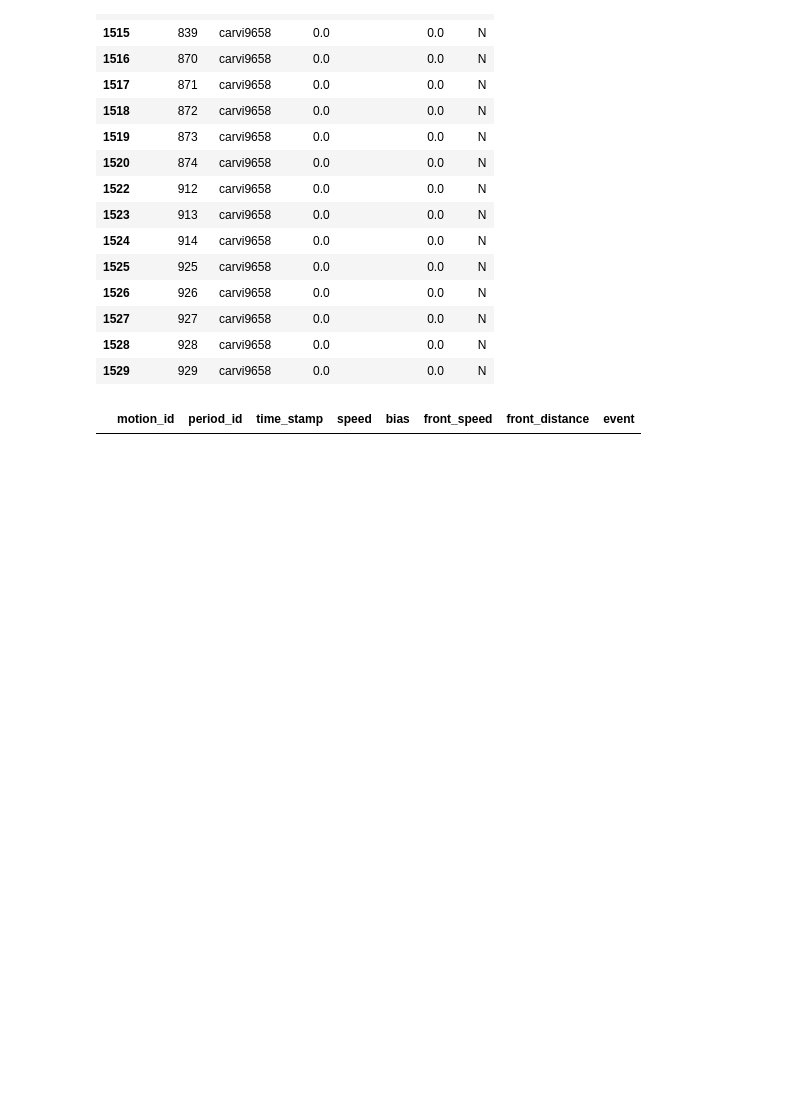
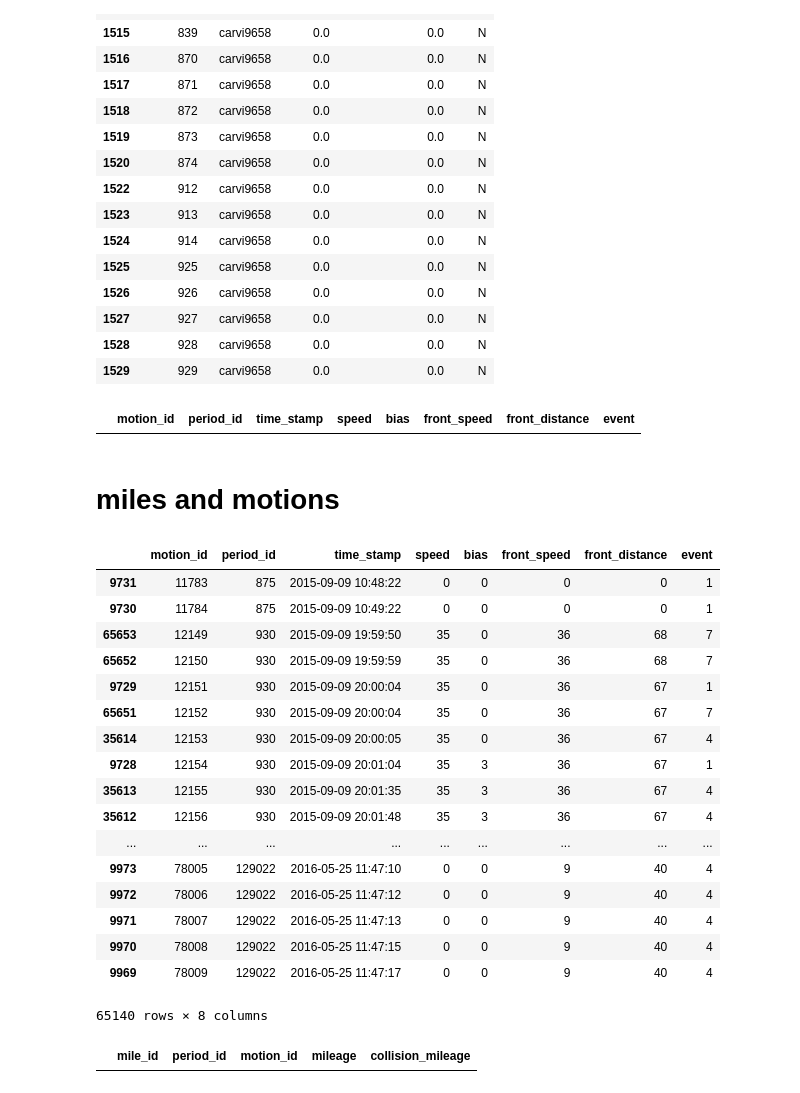
Before and after one commit to aching87/CarVi, a Jupyter notebook: Data_Integrity_Check.ipynb, the cells around one changed output. Drawn from its saved outputs; the diff is of its cells as text; code cells hidden in the pictures; blank space fills up the shorter version.

Commit message:
basic_checks_all_tables

```diff
--- a/Data_Integrity_Check.ipynb
+++ b/Data_Integrity_Check.ipynb
@@ -79,0 +53,2 @@ len(miles[miles['collision_mileage']==0])
+# %%
+miles= pd.read_csv('miles.csv').sort_values(['period_id','mile_id'])
@@ -80,5 +116,4 @@ len(miles[miles['collision_mileage']==0])
 # %% [markdown]
 # motions
 # %%
-motions=pd.read_csv("motions.csv")
-motions=motions.sort_values('motion_id')
+motions=pd.read_csv("motions.csv").sort_values('motion_id')
@@ -139,3 +173,30 @@ periods[~periods['period_id'].isin(motions['period_id'])]#check if all periods.p
 motions[~motions['period_id'].isin(periods['period_id'])]#check if all motions.period_id is in periods.period_id
 # %% [output]
 |  | motion_id | period_id | time_stamp | speed | bias | front_speed | front_distance | event |
+# %% [markdown]
+# miles and motions
+# %%
+motions[~motions['period_id'].isin(miles['period_id'])]#check if all motions.period_id is in miles.period_id
+# %% [output]
+|  | motion_id | period_id | time_stamp | speed | bias | front_speed | front_distance | event |
+| 9731 | 11783 | 875 | 2015-09-09 10:48:22 | 0 | 0 | 0 | 0 | 1 |
+| 9730 | 11784 | 875 | 2015-09-09 10:49:22 | 0 | 0 | 0 | 0 | 1 |
+| 65653 | 12149 | 930 | 2015-09-09 19:59:50 | 35 | 0 | 36 | 68 | 7 |
+| 65652 | 12150 | 930 | 2015-09-09 19:59:59 | 35 | 0 | 36 | 68 | 7 |
+| 9729 | 12151 | 930 | 2015-09-09 20:00:04 | 35 | 0 | 36 | 67 | 1 |
+| 65651 | 12152 | 930 | 2015-09-09 20:00:04 | 35 | 0 | 36 | 67 | 7 |
+| 35614 | 12153 | 930 | 2015-09-09 20:00:05 | 35 | 0 | 36 | 67 | 4 |
+| 9728 | 12154 | 930 | 2015-09-09 20:01:04 | 35 | 3 | 36 | 67 | 1 |
+| 35613 | 12155 | 930 | 2015-09-09 20:01:35 | 35 | 3 | 36 | 67 | 4 |
+| 35612 | 12156 | 930 | 2015-09-09 20:01:48 | 35 | 3 | 36 | 67 | 4 |
+| ... | ... | ... | ... | ... | ... | ... | ... | ... |
+| 9973 | 78005 | 129022 | 2016-05-25 11:47:10 | 0 | 0 | 9 | 40 | 4 |
+| 9972 | 78006 | 129022 | 2016-05-25 11:47:12 | 0 | 0 | 9 | 40 | 4 |
+| 9971 | 78007 | 129022 | 2016-05-25 11:47:13 | 0 | 0 | 9 | 40 | 4 |
+| 9970 | 78008 | 129022 | 2016-05-25 11:47:15 | 0 | 0 | 9 | 40 | 4 |
+| 9969 | 78009 | 129022 | 2016-05-25 11:47:17 | 0 | 0 | 9 | 40 | 4 |
+65140 rows × 8 columns
+# %%
+miles[~miles['period_id'].isin(motions['period_id'])]#check if all miles.period_id is in motions.period_id
+# %% [output]
+|  | mile_id | period_id | motion_id | mileage | collision_mileage |
```
Also changed, not shown: parts of 59 cells of this notebook.
